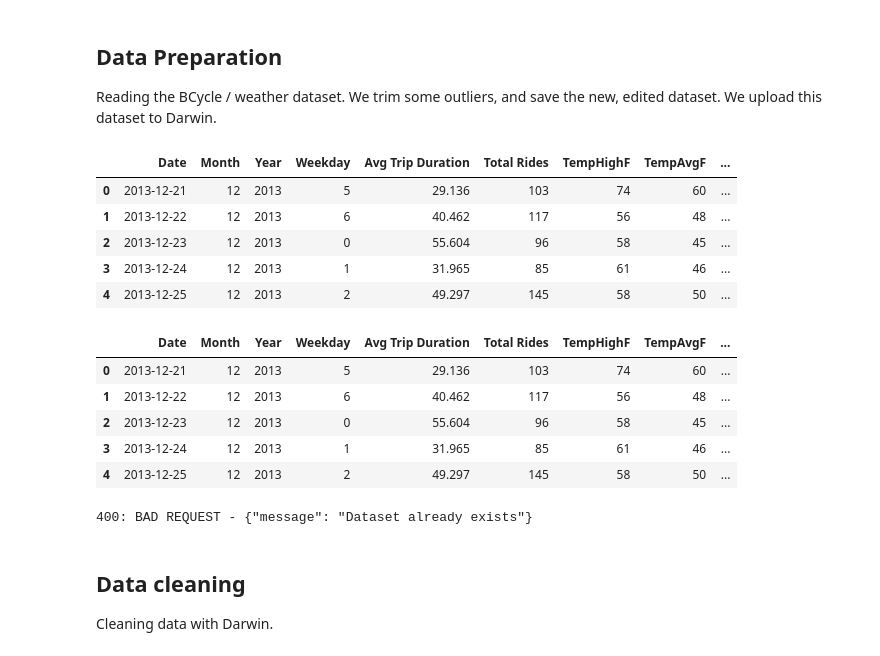
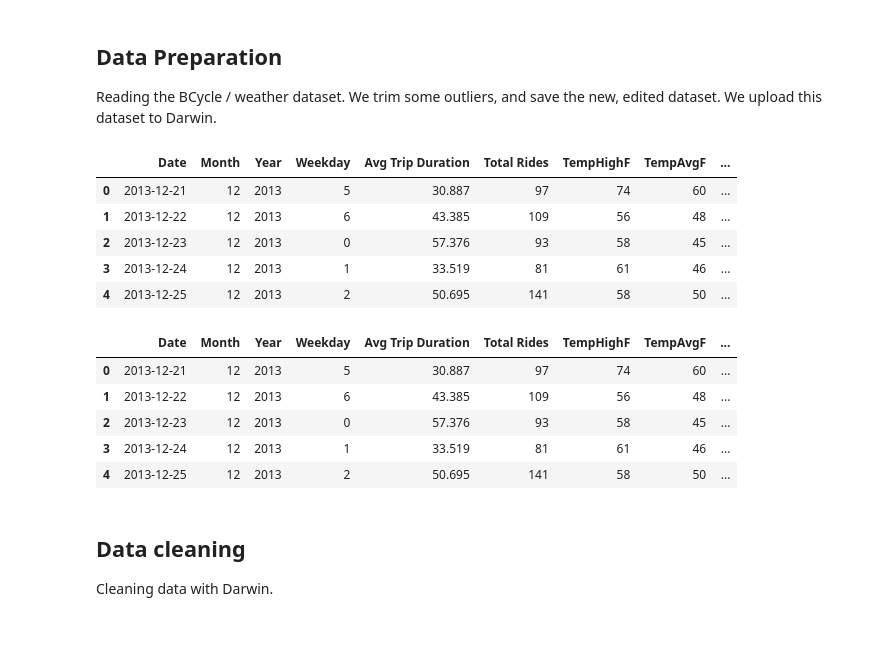
Before and after one commit to danny305/Austin-bike-project, a Jupyter notebook: FINAL PROJECT FILES/Predicting trip length.ipynb, the cells around one changed output. Drawn from its saved outputs; the diff is of its cells as text; code cells hidden in the pictures.

```diff
--- a/FINAL PROJECT FILES/Predicting trip length.ipynb
+++ b/FINAL PROJECT FILES/Predicting trip length.ipynb
@@ -29,17 +29,17 @@ You are logged in.
 Reading the BCycle / weather dataset. We trim some outliers, and save the new, edited dataset. We upload this dataset to Darwin.
 # %%
 #Reading the dataset and shwoing the head so as to be confident.
-DATASET_NAME = 'cycle_weather_by_day_with_avgs_no_mode.csv'
+DATASET_NAME = 'final_cycle_weather_by_day.csv'
 
 df = pd.read_csv('./data/'+ DATASET_NAME)
 df.head()
 # %% [output]
 |  | Date | Month | Year | Weekday | Avg Trip Duration | Total Rides | TempHighF | TempAvgF | ... |
-| 0 | 2013-12-21 | 12 | 2013 | 5 | 29.136 | 103 | 74 | 60 | ... |
-| 1 | 2013-12-22 | 12 | 2013 | 6 | 40.462 | 117 | 56 | 48 | ... |
-| 2 | 2013-12-23 | 12 | 2013 | 0 | 55.604 | 96 | 58 | 45 | ... |
-| 3 | 2013-12-24 | 12 | 2013 | 1 | 31.965 | 85 | 61 | 46 | ... |
-| 4 | 2013-12-25 | 12 | 2013 | 2 | 49.297 | 145 | 58 | 50 | ... |
+| 0 | 2013-12-21 | 12 | 2013 | 5 | 30.887 | 97 | 74 | 60 | ... |
+| 1 | 2013-12-22 | 12 | 2013 | 6 | 43.385 | 109 | 56 | 48 | ... |
+| 2 | 2013-12-23 | 12 | 2013 | 0 | 57.376 | 93 | 58 | 45 | ... |
+| 3 | 2013-12-24 | 12 | 2013 | 1 | 33.519 | 81 | 61 | 46 | ... |
+| 4 | 2013-12-25 | 12 | 2013 | 2 | 50.695 | 141 | 58 | 50 | ... |
 # %%
 # Trimming the outliers. Namely, we trim the days which have an average trip duration longer than an hour.
 # These data points had very negatively impacted our model's predictive power previously.
@@ -48,10 +48,10 @@ df = df[df['Avg Trip Duration'] <= 60]
 df.head()
 # %% [output]
 |  | Date | Month | Year | Weekday | Avg Trip Duration | Total Rides | TempHighF | TempAvgF | ... |
-| 0 | 2013-12-21 | 12 | 2013 | 5 | 29.136 | 103 | 74 | 60 | ... |
-| 1 | 2013-12-22 | 12 | 2013 | 6 | 40.462 | 117 | 56 | 48 | ... |
-| 2 | 2013-12-23 | 12 | 2013 | 0 | 55.604 | 96 | 58 | 45 | ... |
-| 3 | 2013-12-24 | 12 | 2013 | 1 | 31.965 | 85 | 61 | 46 | ... |
-| 4 | 2013-12-25 | 12 | 2013 | 2 | 49.297 | 145 | 58 | 50 | ... |
+| 0 | 2013-12-21 | 12 | 2013 | 5 | 30.887 | 97 | 74 | 60 | ... |
+| 1 | 2013-12-22 | 12 | 2013 | 6 | 43.385 | 109 | 56 | 48 | ... |
+| 2 | 2013-12-23 | 12 | 2013 | 0 | 57.376 | 93 | 58 | 45 | ... |
+| 3 | 2013-12-24 | 12 | 2013 | 1 | 33.519 | 81 | 61 | 46 | ... |
+| 4 | 2013-12-25 | 12 | 2013 | 2 | 50.695 | 141 | 58 | 50 | ... |
 # %%
 # We save the new, edited dataset.
@@ -60,12 +60,10 @@ df.to_csv('./data/' + 'cycle_weather_by_day_with_avgs_no_mode_trimmed.csv', inde
 # Uploading the dataset to Darwin. Oftentimes this will not work, as the dataset has already been uploaded.
 
 #df.drop(columns='Avg Mode Trip Duration', inplace = True)
-DATASET_NAME = 'cycle_weather_by_day_with_avgs_no_mode_trimmed.csv'
+DATASET_NAME = 'cycle_weather_by_day_with_avgs_trimmed.csv'
 status, dataset = ds.upload_dataset('./data/'+ DATASET_NAME)
 if not status:
     print(dataset)
-# %% [output]
-400: BAD REQUEST - {"message": "Dataset already exists"}
 # %% [markdown]
 ## Data cleaning
 Cleaning data with Darwin.
```
Also changed, not shown: parts of 8 cells of this notebook, 2 other files.
